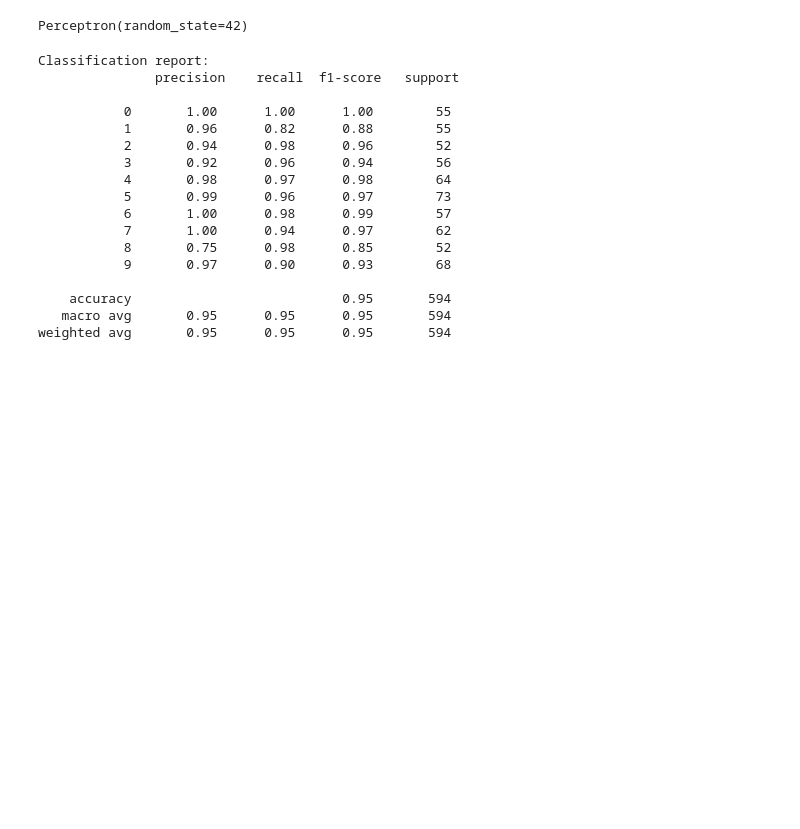
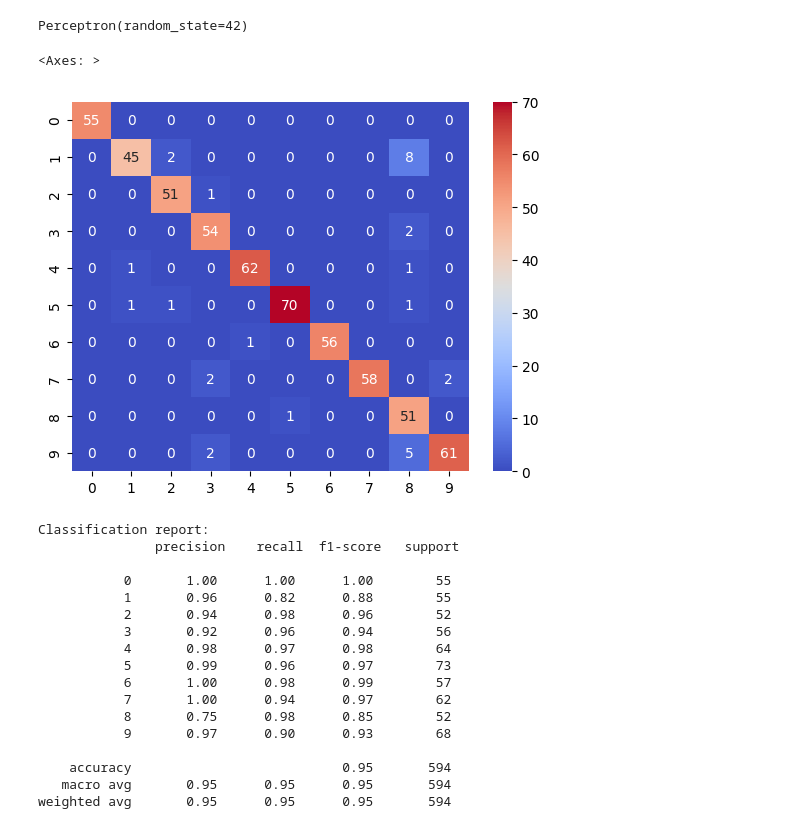
Before and after one commit to alberba/ia_2023, a Jupyter notebook: practica2/practica2.ipynb, the cells around one changed output. Saved outputs shown, nothing was run; the diff lists cells and outputs as text; code cells hidden in the pictures; blank space fills up the shorter version.

```diff
--- a/practica2/practica2.ipynb
+++ b/practica2/practica2.ipynb
@@ -58,6 +77,11 @@ model_perceptron.fit(X_train, Y_train)
 Perceptron(random_state=42)
 # %%
 perc_yPred = model_perceptron.predict(x_test)
+# %%
+sns.heatmap(confusion_matrix(y_test, perc_yPred), annot=True, cmap="coolwarm")
+# %% [output]
+<Axes: >
+[figure, added]
 # %%
 print("Classification report: \n", classification_report(y_test, perc_yPred))
 # %% [output]
```
Also changed, not shown: parts of 19 cells of this notebook, 1 other file.
